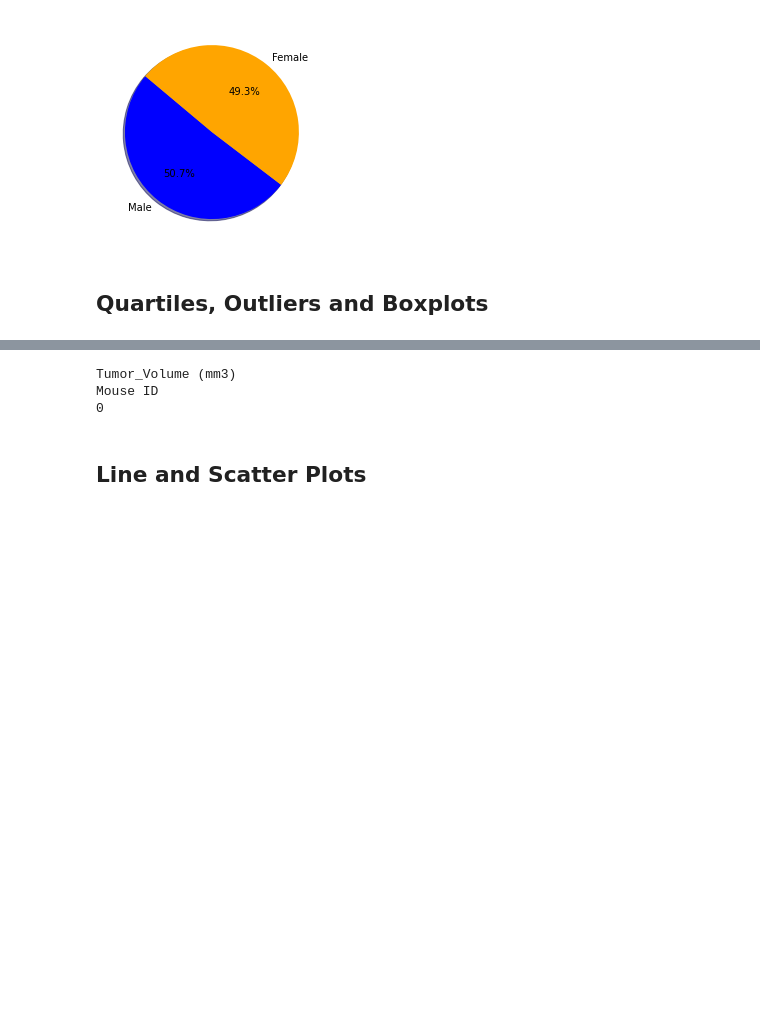
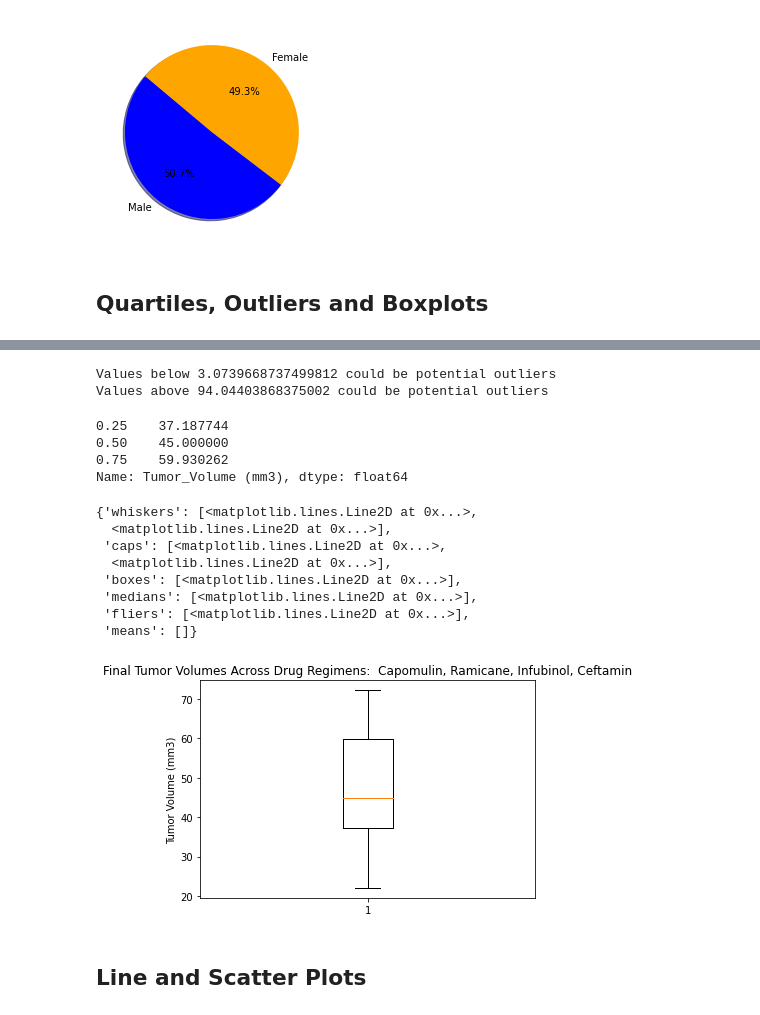
Before and after one commit to gpawlows/Matplotlib-Challenge, a Jupyter notebook: Instructions/Pymaceuticals/pymaceuticals_starter.ipynb, the cells around one changed output, grey strips where cells are left out. Cells and saved outputs as stored; diff of their text form; code cells hidden in the pictures; blank space fills up the shorter version.

```diff
--- a/Instructions/Pymaceuticals/pymaceuticals_starter.ipynb
+++ b/Instructions/Pymaceuticals/pymaceuticals_starter.ipynb
@@ -258,6 +258,7 @@ for drugs in treatments:
                 x+=1
         else:
             x+=1
+tumor_values_boxplot = tumor_values
 tumor_values = pd.DataFrame(tumor_values)
 
 mouse_IDs = pd.DataFrame(mouse_IDs)
@@ -268,15 +269,45 @@ tumor_volumes = pd.merge(tumor_volumes, drug, right_index = True, left_index = T
 tumor_volumes.rename(columns={'0_x':'Tumor_Volume (mm3)', '0_y':'Mouse ID','0':'Drug Regimen'}, inplace = True)
 tumor_volumes.head()
 
+
     # add subset
 
 
     # Determine outliers using upper and lower bounds
+quartiles = tumor_volumes['Tumor_Volume (mm3)'].quantile([.25,.5,.75])
+lowerq = quartiles[.25]
+upperq = quartiles[.75]
+iqr = upperq-lowerq
+lower_bound = lowerq - (1.5 * iqr)
+upper_bound = upperq + (1.5 * iqr)
+print(f"Values below {lower_bound} could be potential outliers")
+print(f"Values above {upper_bound} could be potential outliers")
+#tumor_values_boxplot
+quartiles
 # %% [output]
-Tumor_Volume (mm3)
-Mouse ID
-0
+Values below 3.0739668737499812 could be potential outliers
+Values above 94.04403868375002 could be potential outliers
+0.25    37.187744
+0.50    45.000000
+0.75    59.930262
+Name: Tumor_Volume (mm3), dtype: float64
 # %%
-# Generate a box plot of the final tumor volume of each mouse across four regimens of interest
+#Generate a box plot of the final tumor volume of each mouse across four regimens of interest
+tumor_values_boxplot.sort()
+tumor_values_boxplot
+fig1, ax1 = plt.subplots()
+ax1.set_title('Final Tumor Volumes Across Drug Regimens:  Capomulin, Ramicane, Infubinol, Ceftamin')
+ax1.set_ylabel('Tumor Volume (mm3)')
+ax1.boxplot(tumor_values_boxplot)
+# %% [output]
+{'whiskers': [<matplotlib.lines.Line2D at 0x...>,
+  <matplotlib.lines.Line2D at 0x...>],
+ 'caps': [<matplotlib.lines.Line2D at 0x...>,
+  <matplotlib.lines.Line2D at 0x...>],
+ 'boxes': [<matplotlib.lines.Line2D at 0x...>],
+ 'medians': [<matplotlib.lines.Line2D at 0x...>],
+ 'fliers': [<matplotlib.lines.Line2D at 0x...>],
+ 'means': []}
+[figure, added]
 # %% [markdown]
 ## Line and Scatter Plots
```
Also changed, not shown: parts of 3 cells of this notebook.
